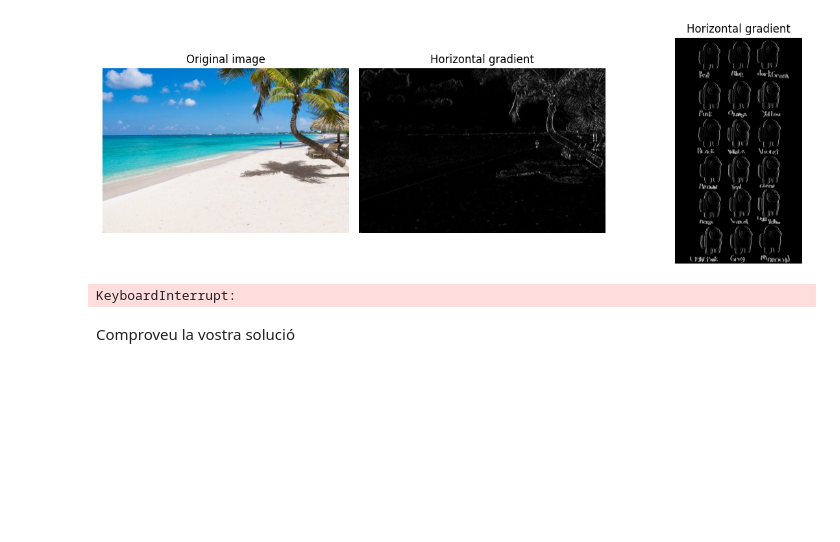
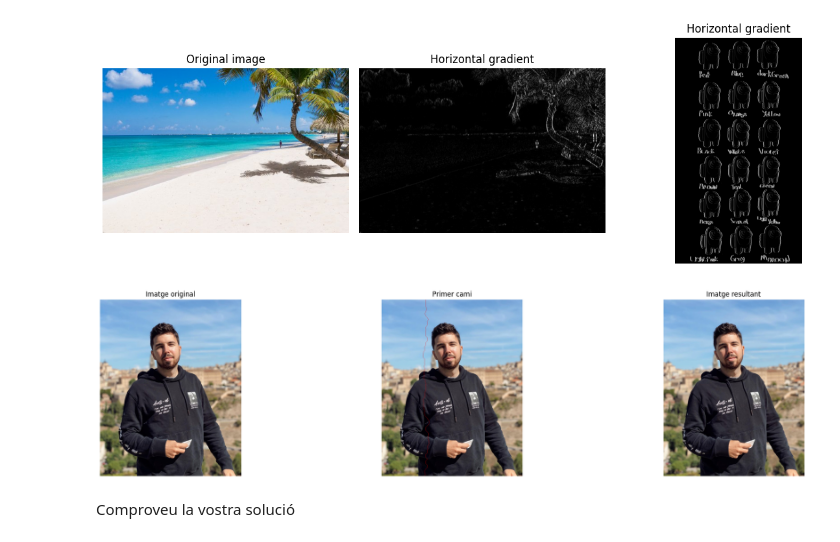
Before and after one commit to KevinBravoLascano/lab03, a Jupyter notebook: LAB03_ProgramacioDinamica.ipynb, the cells around one changed output. Drawn from its saved outputs; the diff is of its cells as text; code cells hidden in the pictures; blank space fills up the shorter version.

```diff
--- a/LAB03_ProgramacioDinamica.ipynb
+++ b/LAB03_ProgramacioDinamica.ipynb
@@ -314,12 +314,12 @@ def superior_neighbors(mat, point):
     :neighbors: Una llista de dos o tres elements en funció de cada cas.
     """
 
-    neighbors = np.array([])
-    if(point[1]==0):
+    neighbors = np.array([]) #donde se guuardaran los vecinos
+    if(point[1]==0): #si j=0, caso esquina izuqierda
         neighbors=np.array([(point[0]-1,point[1]),(point[0]-1,point[1]+1)])
-    elif(point[1]==mat.shape[1]-1):
+    elif(point[1]==mat.shape[1]-1): #casoo margen derecho
         neighbors=np.array([(point[0]-1,point[1]-1),(point[0]-1,point[1])])
-    else:
+    else: #dentro la imagen vecinos superiores
         neighbors=np.array([(point[0]-1,point[1]-1),(point[0]-1,point[1]),(point[0]-1,point[1]+1)])
 
     # EL TEU CODI AQUÍ
@@ -387,16 +387,16 @@ def find_min_path(mat):
 
     # Subimos fila por fila
     for i in range(mat.shape[0]-1, 0, -1):
-        j_current = min_path[-1][1]
+        j_current = min_path[-1][1] #columnna que vamoos mirando de cada fila
         neighbors = []
 
-        if j_current > 0:
+        if j_current > 0:#si no estam,os en el margen izquierdo, añadimos es posible vecino a la lista+
             neighbors.append((i-1, j_current-1))
-        neighbors.append((i-1, j_current))
-        if j_current < mat.shape[1]-1:
+        neighbors.append((i-1, j_current)) #vecino de arrib que simepre esta
+        if j_current < mat.shape[1]-1: #mismo con el margen derecho sin o estamos
             neighbors.append((i-1, j_current+1))
 
-        i_min, j_min = min(neighbors, key=lambda x: mat[x])
+        i_min, j_min = min(neighbors, key=lambda x: mat[x]) #sacamos las cordenada minimas de cada zona q estemos
         min_path.append((i_min, j_min))
 
     # Invertimos para que vaya de arriba hacia abajo
@@ -457,10 +457,11 @@ def reduce_image(im, N=100):
 
     # EL TEU CODI AQUÍ
     im2=im.copy()
+
     for i in trange(N):
+
+
         gradient = get_gradient(im2)
-
-        superior_neighbors(gradient,(im2.shape[0],0))
         minimo= minimal_paths(gradient)
         path = find_min_path(minimo)
         im2 = delete_path(im2, path)
@@ -474,9 +475,9 @@ def reduce_image(im, N=100):
     pass
 # %%
 im=plt.imread('img/willyrex.jpg')/255
-reduce_image(im, N=10)
+reduce_image(im, N=2)
 # %% [output]
-KeyboardInterrupt:
+[figure, added]
 # %% [markdown]
 Comproveu la vostra solució
 # %%
```
Also changed, not shown: parts of 5 cells of this notebook.
